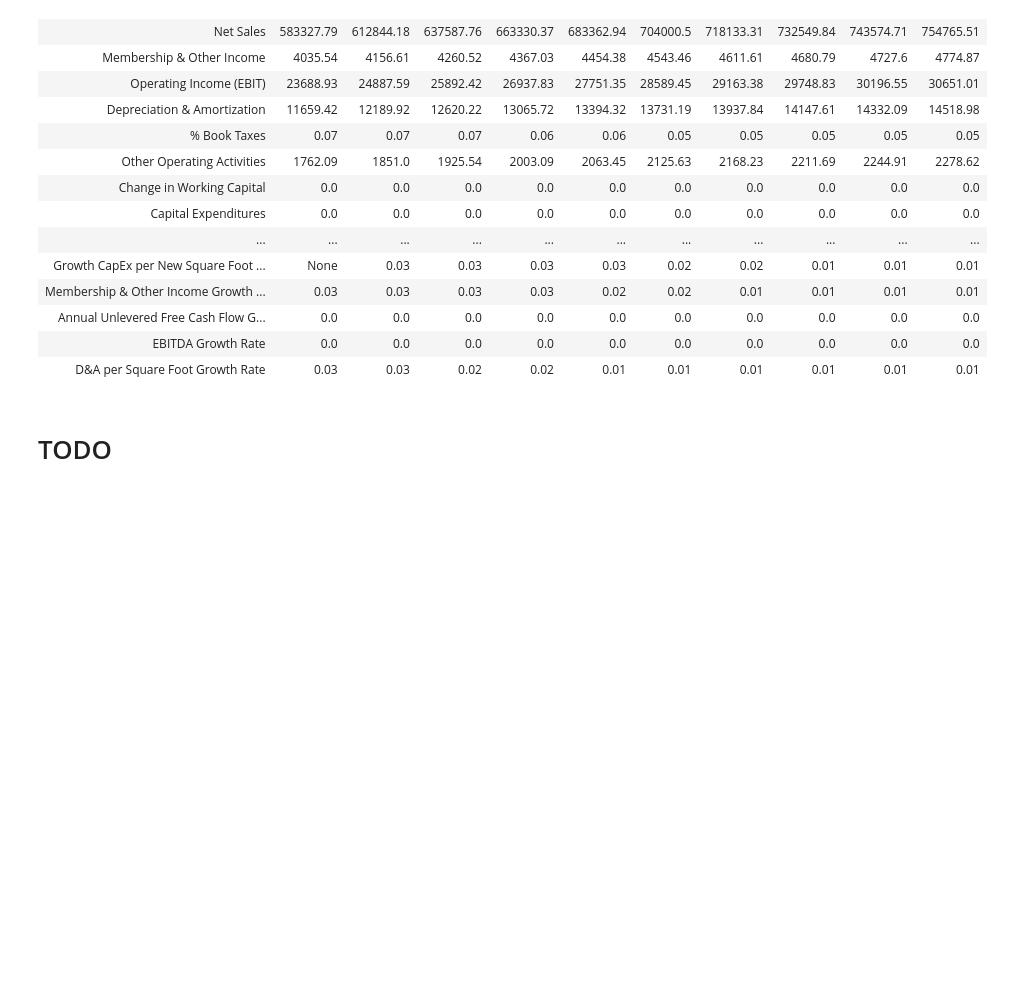
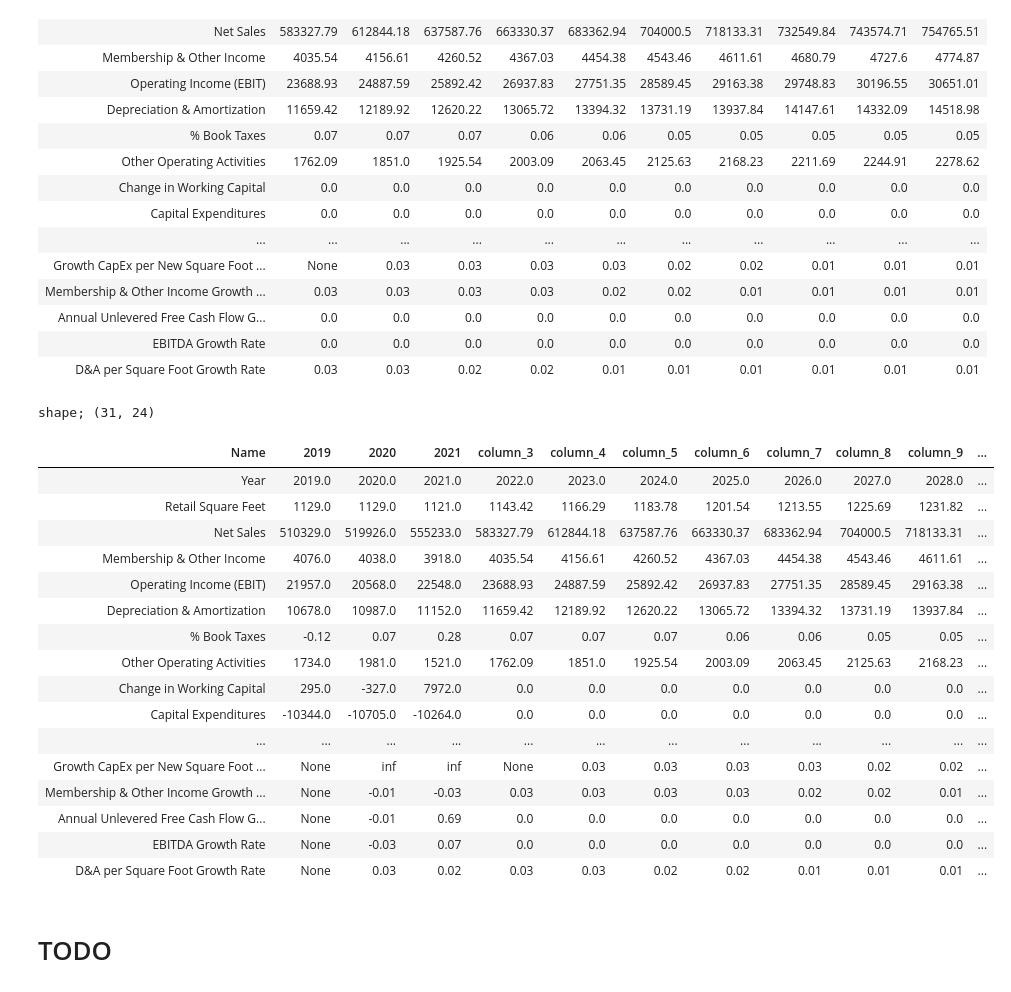
Before and after one commit to yjhan96/excelify, a Jupyter notebook: experiments/dcf.ipynb, the cells around one changed output. Drawn from its saved outputs; the diff is of its cells as text; code cells hidden in the pictures; blank space fills up the shorter version.

```diff
--- a/experiments/dcf.ipynb
+++ b/experiments/dcf.ipynb
@@ -283,6 +284,29 @@ shape; (31, 11)
 | Annual Unlevered Free Cash Flow G... | 0.0 | 0.0 | 0.0 | 0.0 | 0.0 | 0.0 | 0.0 | 0.0 | 0.0 | 0.0 |
 | EBITDA Growth Rate | 0.0 | 0.0 | 0.0 | 0.0 | 0.0 | 0.0 | 0.0 | 0.0 | 0.0 | 0.0 |
 | D&A per Square Foot Growth Rate | 0.03 | 0.03 | 0.02 | 0.02 | 0.01 | 0.01 | 0.01 | 0.01 | 0.01 | 0.01 |
+# %%
+el.concat([historical_ufcf_df, projected_ufcf_df]).evaluate().transpose(
+    include_header=True, header_name="Name", column_names=years
+)
+# %% [output]
+shape; (31, 24)
+| Name | 2019 | 2020 | 2021 | column_3 | column_4 | column_5 | column_6 | column_7 | column_8 | column_9 | ... |
+| Year | 2019.0 | 2020.0 | 2021.0 | 2022.0 | 2023.0 | 2024.0 | 2025.0 | 2026.0 | 2027.0 | 2028.0 | ... |
+| Retail Square Feet | 1129.0 | 1129.0 | 1121.0 | 1143.42 | 1166.29 | 1183.78 | 1201.54 | 1213.55 | 1225.69 | 1231.82 | ... |
+| Net Sales | 510329.0 | 519926.0 | 555233.0 | 583327.79 | 612844.18 | 637587.76 | 663330.37 | 683362.94 | 704000.5 | 718133.31 | ... |
+| Membership & Other Income | 4076.0 | 4038.0 | 3918.0 | 4035.54 | 4156.61 | 4260.52 | 4367.03 | 4454.38 | 4543.46 | 4611.61 | ... |
+| Operating Income (EBIT) | 21957.0 | 20568.0 | 22548.0 | 23688.93 | 24887.59 | 25892.42 | 26937.83 | 27751.35 | 28589.45 | 29163.38 | ... |
+| Depreciation & Amortization | 10678.0 | 10987.0 | 11152.0 | 11659.42 | 12189.92 | 12620.22 | 13065.72 | 13394.32 | 13731.19 | 13937.84 | ... |
+| % Book Taxes | -0.12 | 0.07 | 0.28 | 0.07 | 0.07 | 0.07 | 0.06 | 0.06 | 0.05 | 0.05 | ... |
+| Other Operating Activities | 1734.0 | 1981.0 | 1521.0 | 1762.09 | 1851.0 | 1925.54 | 2003.09 | 2063.45 | 2125.63 | 2168.23 | ... |
+| Change in Working Capital | 295.0 | -327.0 | 7972.0 | 0.0 | 0.0 | 0.0 | 0.0 | 0.0 | 0.0 | 0.0 | ... |
+| Capital Expenditures | -10344.0 | -10705.0 | -10264.0 | 0.0 | 0.0 | 0.0 | 0.0 | 0.0 | 0.0 | 0.0 | ... |
+| ... | ... | ... | ... | ... | ... | ... | ... | ... | ... | ... | ... |
+| Growth CapEx per New Square Foot ... | None | inf | inf | None | 0.03 | 0.03 | 0.03 | 0.03 | 0.02 | 0.02 | ... |
+| Membership & Other Income Growth ... | None | -0.01 | -0.03 | 0.03 | 0.03 | 0.03 | 0.03 | 0.02 | 0.02 | 0.01 | ... |
+| Annual Unlevered Free Cash Flow G... | None | -0.01 | 0.69 | 0.0 | 0.0 | 0.0 | 0.0 | 0.0 | 0.0 | 0.0 | ... |
+| EBITDA Growth Rate | None | -0.03 | 0.07 | 0.0 | 0.0 | 0.0 | 0.0 | 0.0 | 0.0 | 0.0 | ... |
+| D&A per Square Foot Growth Rate | None | 0.03 | 0.02 | 0.03 | 0.03 | 0.02 | 0.02 | 0.01 | 0.01 | 0.01 | ... |
 # %% [markdown]
 # TODO
 # %% [markdown]
```
Also changed, not shown: parts of 1 cell of this notebook, 2 other files.
